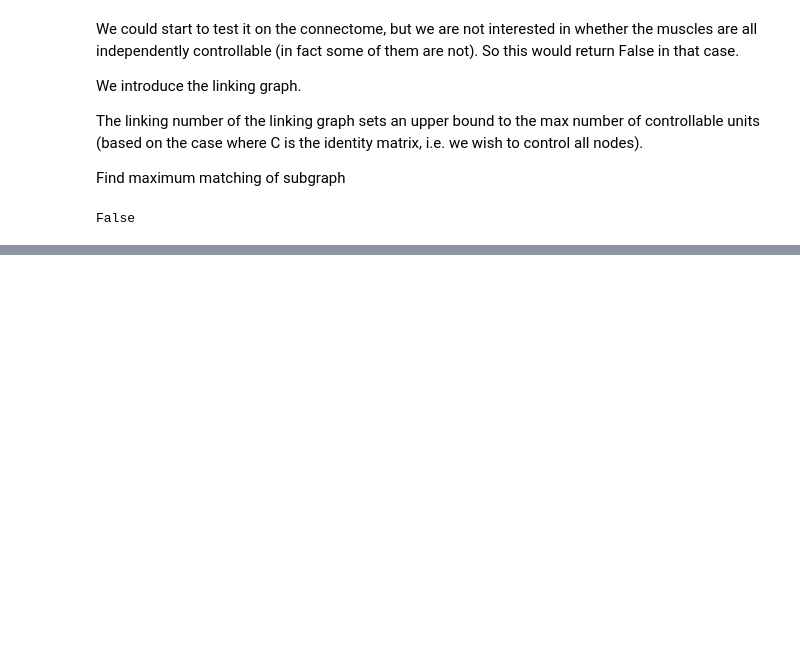
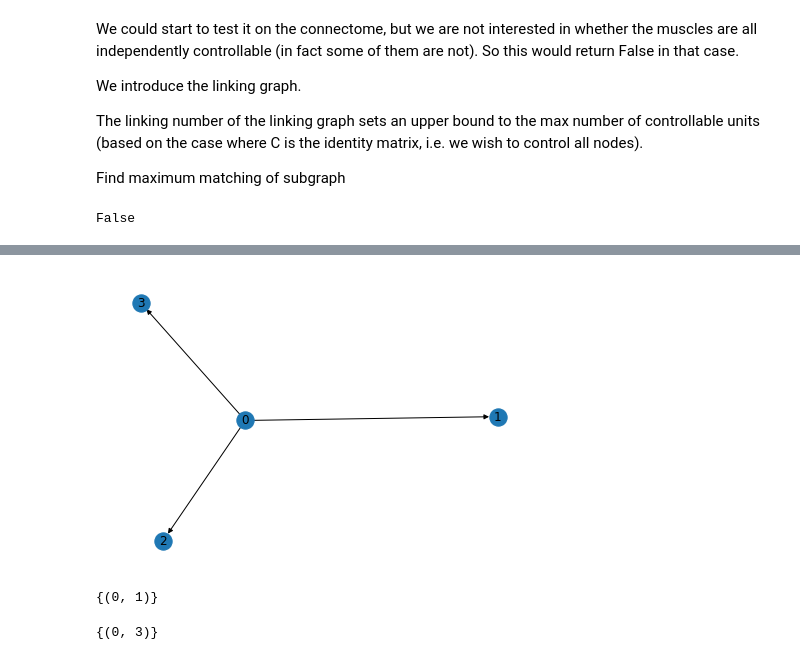
Before and after one commit to oercompbiomed/CBM101, a Jupyter notebook: D_Network_analysis/4_Connectome_C_elegans.ipynb, the cells around one changed output, grey strips where cells are left out. Saved outputs shown, nothing was run; the diff lists cells and outputs as text; code cells hidden in the pictures; blank space fills up the shorter version.

```diff
--- a/D_Network_analysis/4_Connectome_C_elegans.ipynb
+++ b/D_Network_analysis/4_Connectome_C_elegans.ipynb
@@ -1034,0 +1085,13 @@ def linking_graph():
+# %%
+H = nx.from_numpy_array(star, create_using=nx.DiGraph)
+nx.draw(H, with_labels=True)
+# %% [output]
+[figure, added]
+# %%
+nx.maximal_matching(H)
+# %% [output]
+{(0, 1)}
+# %%
+nx.max_weight_matching(nx.Graph(H))
+# %% [output]
+{(0, 3)}
```
Also changed, not shown: parts of 54 cells of this notebook.
